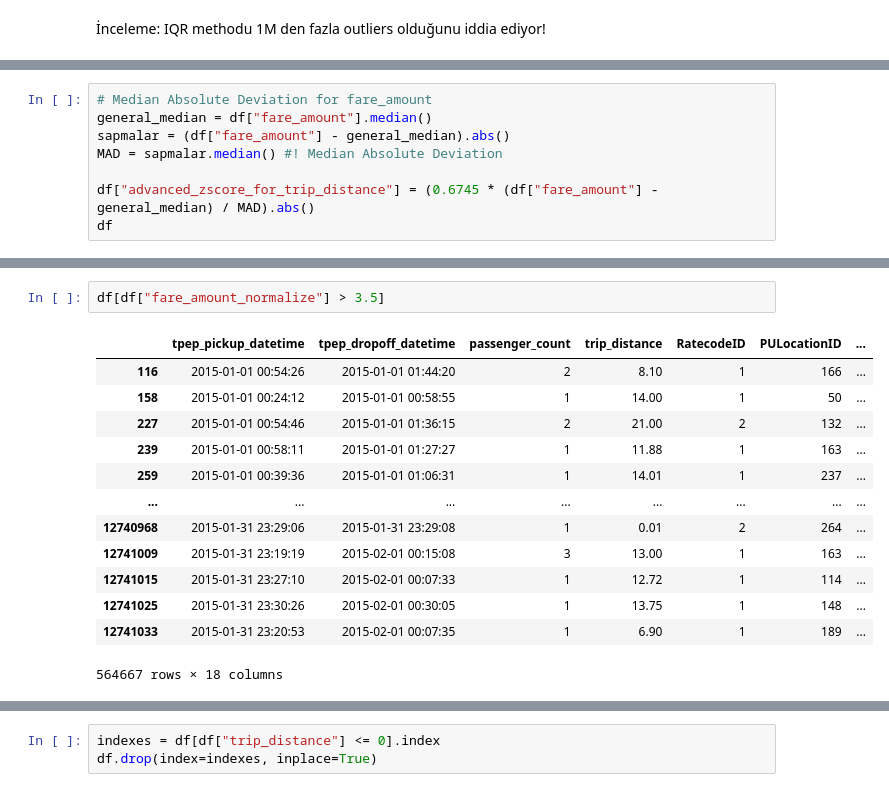
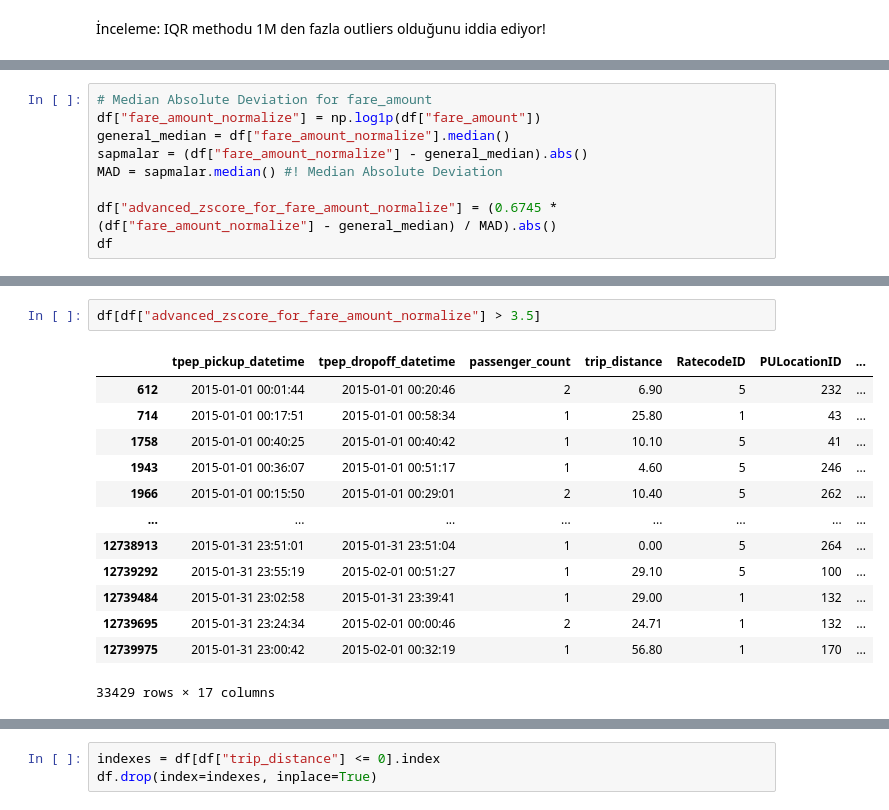
Before and after one commit to TahaSoylu44/NYC-Taxi-Data_Analysis, a Jupyter notebook: study_new.ipynb, the cells around one changed output, grey strips where cells are left out. Cells and saved outputs as stored; diff of their text form.

```diff
--- a/study_new.ipynb
+++ b/study_new.ipynb
@@ -154,10 +156,11 @@ df[(df["fare_amount"] < lower_bound) | (df["fare_amount"] > upper_bound)]
 # %%
 # Median Absolute Deviation for fare_amount
-general_median = df["fare_amount"].median()
-sapmalar = (df["fare_amount"] - general_median).abs()
+df["fare_amount_normalize"] = np.log1p(df["fare_amount"])
+general_median = df["fare_amount_normalize"].median()
+sapmalar = (df["fare_amount_normalize"] - general_median).abs()
 MAD = sapmalar.median() #! Median Absolute Deviation
 
-df["advanced_zscore_for_trip_distance"] = (0.6745 * (df["fare_amount"] - general_median) / MAD).abs()
+df["advanced_zscore_for_fare_amount_normalize"] = (0.6745 * (df["fare_amount_normalize"] - general_median) / MAD).abs()
 df
 # %% [output]
 |  | tpep_pickup_datetime | tpep_dropoff_datetime | passenger_count | trip_distance | RatecodeID | PULocationID | ... |
@@ -195,17 +204,17 @@ df
 # %%
-df[df["fare_amount_normalize"] > 3.5]
+df[df["advanced_zscore_for_fare_amount_normalize"] > 3.5]
 # %% [output]
 |  | tpep_pickup_datetime | tpep_dropoff_datetime | passenger_count | trip_distance | RatecodeID | PULocationID | ... |
-| 116 | 2015-01-01 00:54:26 | 2015-01-01 01:44:20 | 2 | 8.10 | 1 | 166 | ... |
-| 158 | 2015-01-01 00:24:12 | 2015-01-01 00:58:55 | 1 | 14.00 | 1 | 50 | ... |
-| 227 | 2015-01-01 00:54:46 | 2015-01-01 01:36:15 | 2 | 21.00 | 2 | 132 | ... |
-| 239 | 2015-01-01 00:58:11 | 2015-01-01 01:27:27 | 1 | 11.88 | 1 | 163 | ... |
-| 259 | 2015-01-01 00:39:36 | 2015-01-01 01:06:31 | 1 | 14.01 | 1 | 237 | ... |
+| 612 | 2015-01-01 00:01:44 | 2015-01-01 00:20:46 | 2 | 6.90 | 5 | 232 | ... |
+| 714 | 2015-01-01 00:17:51 | 2015-01-01 00:58:34 | 1 | 25.80 | 1 | 43 | ... |
+| 1758 | 2015-01-01 00:40:25 | 2015-01-01 00:40:42 | 1 | 10.10 | 5 | 41 | ... |
+| 1943 | 2015-01-01 00:36:07 | 2015-01-01 00:51:17 | 1 | 4.60 | 5 | 246 | ... |
+| 1966 | 2015-01-01 00:15:50 | 2015-01-01 00:29:01 | 2 | 10.40 | 5 | 262 | ... |
 | ... | ... | ... | ... | ... | ... | ... | ... |
-| 12740968 | 2015-01-31 23:29:06 | 2015-01-31 23:29:08 | 1 | 0.01 | 2 | 264 | ... |
-| 12741009 | 2015-01-31 23:19:19 | 2015-02-01 00:15:08 | 3 | 13.00 | 1 | 163 | ... |
-| 12741015 | 2015-01-31 23:27:10 | 2015-02-01 00:07:33 | 1 | 12.72 | 1 | 114 | ... |
-| 12741025 | 2015-01-31 23:30:26 | 2015-02-01 00:30:05 | 1 | 13.75 | 1 | 148 | ... |
-| 12741033 | 2015-01-31 23:20:53 | 2015-02-01 00:07:35 | 1 | 6.90 | 1 | 189 | ... |
+| 12738913 | 2015-01-31 23:51:01 | 2015-01-31 23:51:04 | 1 | 0.00 | 5 | 264 | ... |
+| 12739292 | 2015-01-31 23:55:19 | 2015-02-01 00:51:27 | 1 | 29.10 | 5 | 100 | ... |
+| 12739484 | 2015-01-31 23:02:58 | 2015-01-31 23:39:41 | 1 | 29.00 | 1 | 132 | ... |
+| 12739695 | 2015-01-31 23:24:34 | 2015-02-01 00:00:46 | 2 | 24.71 | 1 | 132 | ... |
+| 12739975 | 2015-01-31 23:00:42 | 2015-02-01 00:32:19 | 1 | 56.80 | 1 | 170 | ... |
-564667 rows × 18 columns
+33429 rows × 17 columns
 # %%
```
Also changed, not shown: parts of 203 cells of this notebook, 2 other files.
